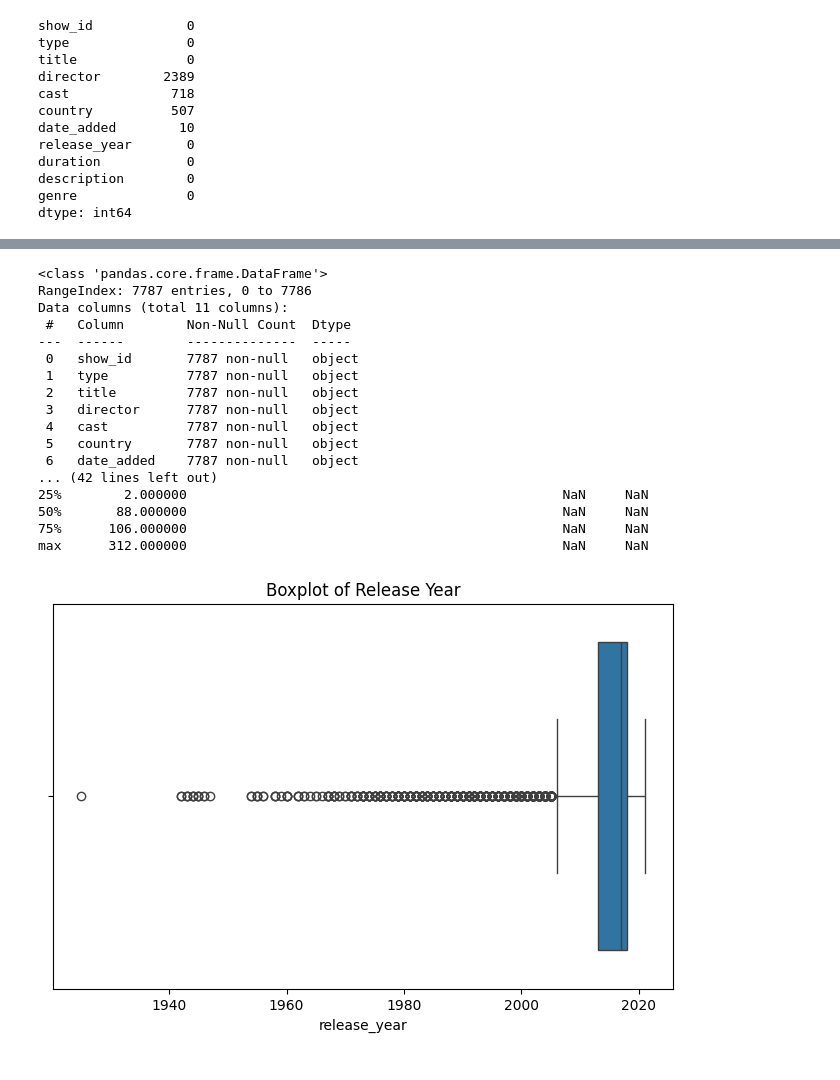
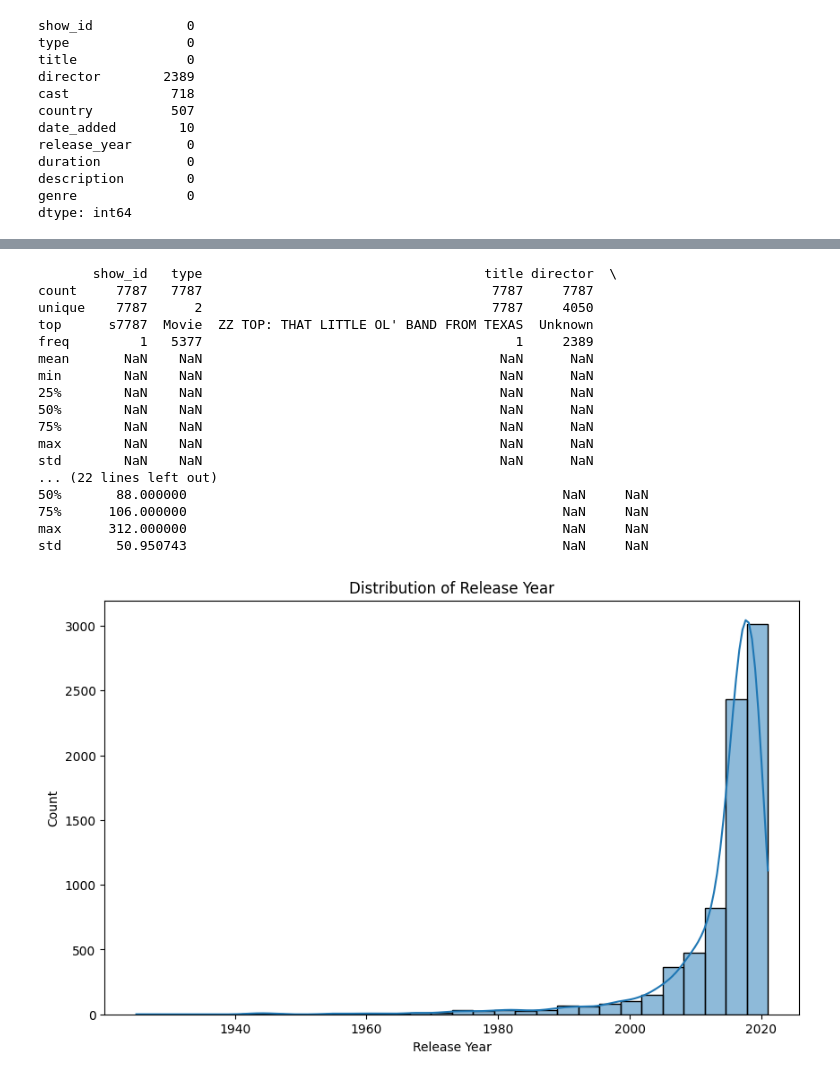
Before and after one commit to shaiksuheb-tech/suheb-123, a Jupyter notebook: Welcome_to_Colab.ipynb, the cells around one changed output, grey strips where cells are left out. Cells and saved outputs as stored; diff of their text form; code cells hidden in the pictures.

```diff
--- a/Welcome_to_Colab.ipynb
+++ b/Welcome_to_Colab.ipynb
@@ -262,0 +237,2 @@ None
+# %%
+f = pd.read_csv("/content/netflix_data.csv")
@@ -297,0 +308,15 @@ Duplicates After: 0
+# %%
+# Fill missing 'director' values with 'Unknown'
+f['director'] = f['director'].fillna('Unknown')
+
+# Fill missing 'cast' values with 'Unknown'
+f['cast'] = f['cast'].fillna('Unknown')
+
+# Fill missing 'country' values with 'Unknown')
+f['country'] = f['country'].fillna('Unknown')
+
+# Convert 'date_added' to datetime objects, coercing errors
+f['date_added'] = pd.to_datetime(f['date_added'], errors='coerce')
+
+# Fill remaining missing 'date_added' values with the mode (most frequent date)
+f['date_added'] = f['date_added'].fillna(f['date_added'].mode()[0])
@@ -298,34 +338,29 @@ Duplicates After: 0
 # %%
-print(netflix.info())
-
-print()
-
-print(netflix.describe(include='all'))
+print(f.describe(include='all'))
 # %% [output]
-<class 'pandas.core.frame.DataFrame'>
-RangeIndex: 7787 entries, 0 to 7786
-Data columns (total 11 columns):
- #   Column        Non-Null Count  Dtype
----  ------        --------------  -----
- 0   show_id       7787 non-null   object
- 1   type          7787 non-null   object
- 2   title         7787 non-null   object
- 3   director      7787 non-null   object
- 4   cast          7787 non-null   object
- 5   country       7787 non-null   object
- 6   date_added    7787 non-null   object
-... (42 lines left out)
-25%        2.000000                                                NaN     NaN
+       show_id   type                                    title director  \
+count     7787   7787                                     7787     7787
+unique    7787      2                                     7787     4050
+top      s7787  Movie  ZZ TOP: THAT LITTLE OL' BAND FROM TEXAS  Unknown
+freq         1   5377                                        1     2389
+mean       NaN    NaN                                      NaN      NaN
+min        NaN    NaN                                      NaN      NaN
+25%        NaN    NaN                                      NaN      NaN
+50%        NaN    NaN                                      NaN      NaN
+75%        NaN    NaN                                      NaN      NaN
+max        NaN    NaN                                      NaN      NaN
+std        NaN    NaN                                      NaN      NaN
+... (22 lines left out)
 50%       88.000000                                                NaN     NaN
 75%      106.000000                                                NaN     NaN
 max      312.000000                                                NaN     NaN
+std       50.950743                                                NaN     NaN
 # %%
-plt.figure(figsize=(8,5))
-
-sns.boxplot(x=netflix["release_year"])
-
-plt.title("Boxplot of Release Year")
-
+plt.figure(figsize=(10,6))
+sns.histplot(f['release_year'], bins=30, kde=True)
+plt.title("Distribution of Release Year")
+plt.xlabel("Release Year")
+plt.ylabel("Count")
 plt.show()
 # %% [output]
-[figure, old version]
+[figure, new version]
```
Also changed, not shown: parts of 23 cells of this notebook.
